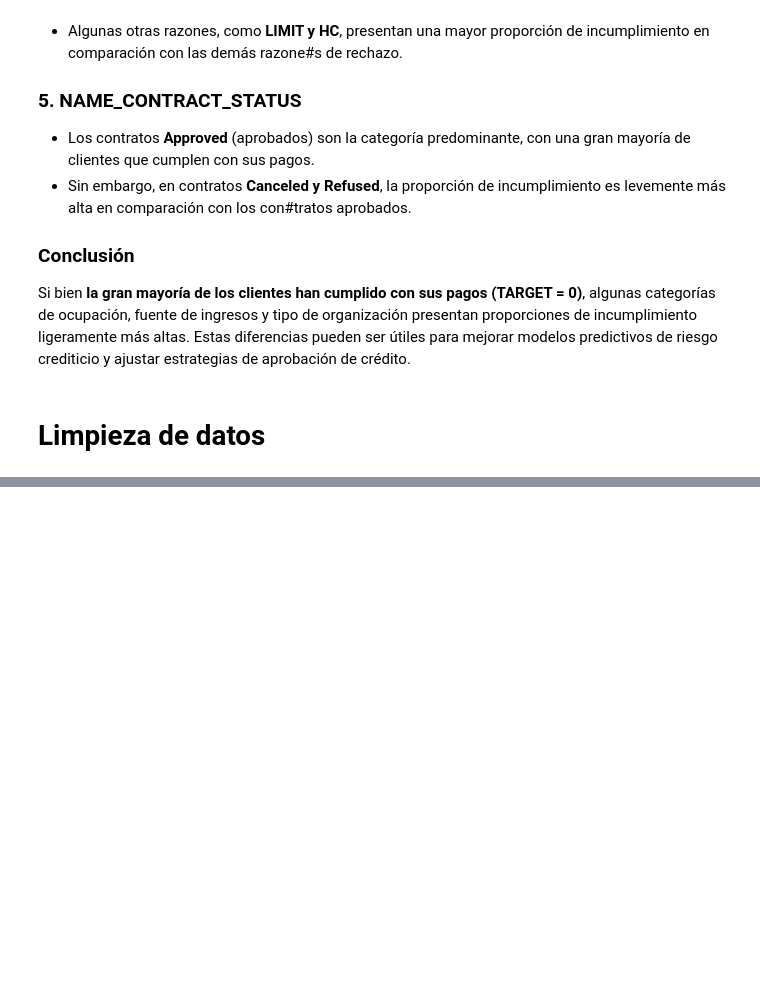
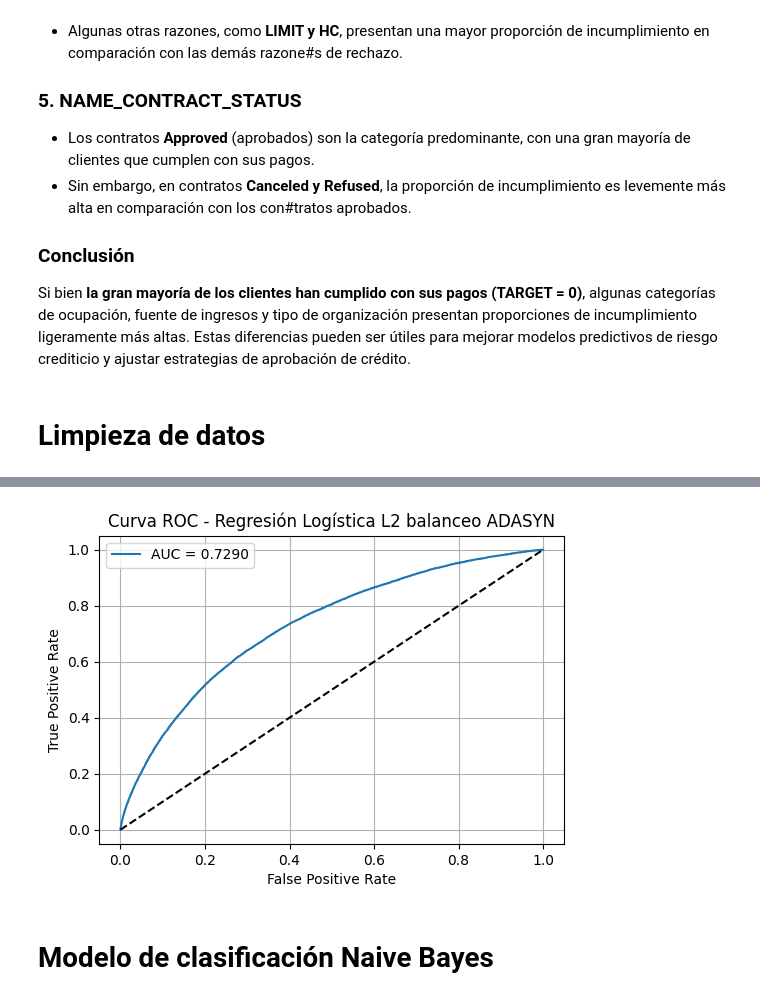
Before and after one commit to Nicoplayz58/ml-project, a Jupyter notebook: _sources/EDA Home Credit V2.ipynb, the cells around one changed output, grey strips where cells are left out. Saved outputs shown, nothing was run; the diff lists cells and outputs as text; code cells hidden in the pictures; blank space fills up the shorter version.

```diff
--- a/_sources/EDA Home Credit V2.ipynb
+++ b/_sources/EDA Home Credit V2.ipynb
@@ -1056,0 +739,29 @@ Tiempo total: 789.43 segundos
+# %%
+balanceador = ADASYN(random_state=42)
+
+modelo = LogisticRegression(
+    penalty='l2',
+    solver='saga',
+    class_weight=None,
+    max_iter=1000,
+    random_state=42
+)
+
+pipeline = ImbPipeline([
+    ('preprocessing', preprocessor),
+    ('balanceo', balanceador),
+    ('classifier', modelo)
+])
+# %%
+start = time.time()
+pipeline.fit(X_train, y_train)
+end = time.time()
+tiempo = round(end - start, 2)
+# %%
+y_pred = pipeline.predict(X_val)
+y_prob = pipeline.predict_proba(X_val)[:, 1]
+
+print(f"Tiempo de ejecución: {tiempo} segundos")
+print(classification_report(y_val, y_pred))
+print("AUC:", roc_auc_score(y_val, y_prob))
+print("Matriz de confusión:\n", confusion_matrix(y_val, y_pred))
@@ -1056,0 +783,13 @@ Tiempo total: 789.43 segundos
+# %%
+fpr, tpr, thresholds = roc_curve(y_val, y_prob)
+plt.figure(figsize=(6,4))
+plt.plot(fpr, tpr, label=f"AUC = {roc_auc_score(y_val, y_prob):.4f}")
+plt.plot([0, 1], [0, 1], 'k--')
+plt.xlabel("False Positive Rate")
+plt.ylabel("True Positive Rate")
+plt.title("Curva ROC - Regresión Logística L2 balanceo ADASYN")
+plt.legend()
+plt.grid(True)
+plt.show()
+# %% [output]
+[figure, added]
@@ -1056,0 +814,2 @@ Tiempo total: 789.43 segundos
+# %% [markdown]
+# Modelo de clasificación Naive Bayes
```
Also changed, not shown: parts of 60 cells of this notebook, 13 other files.
